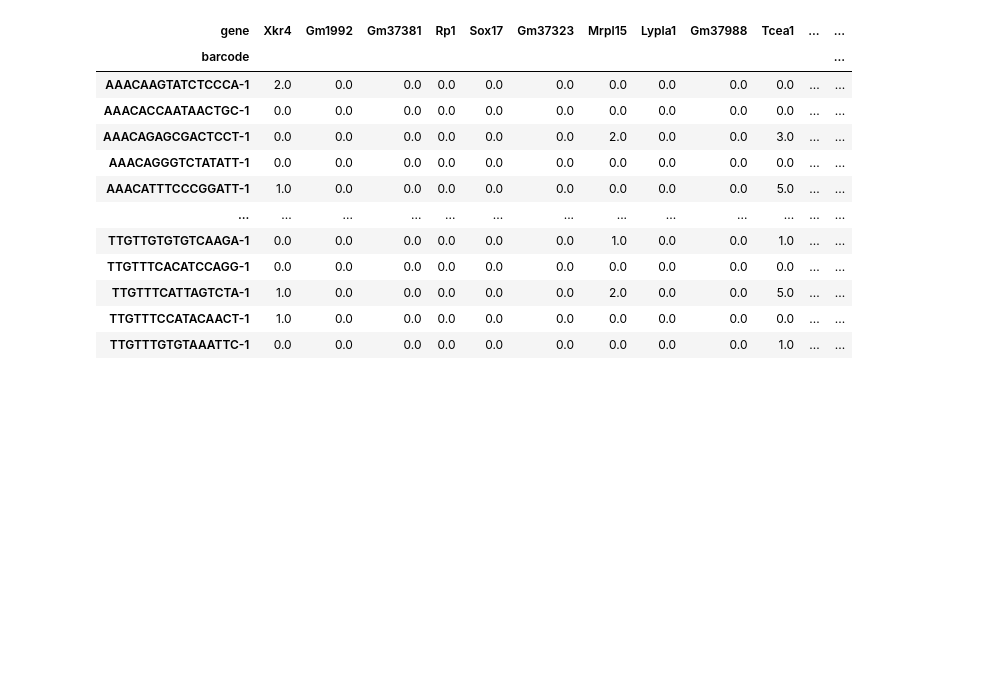
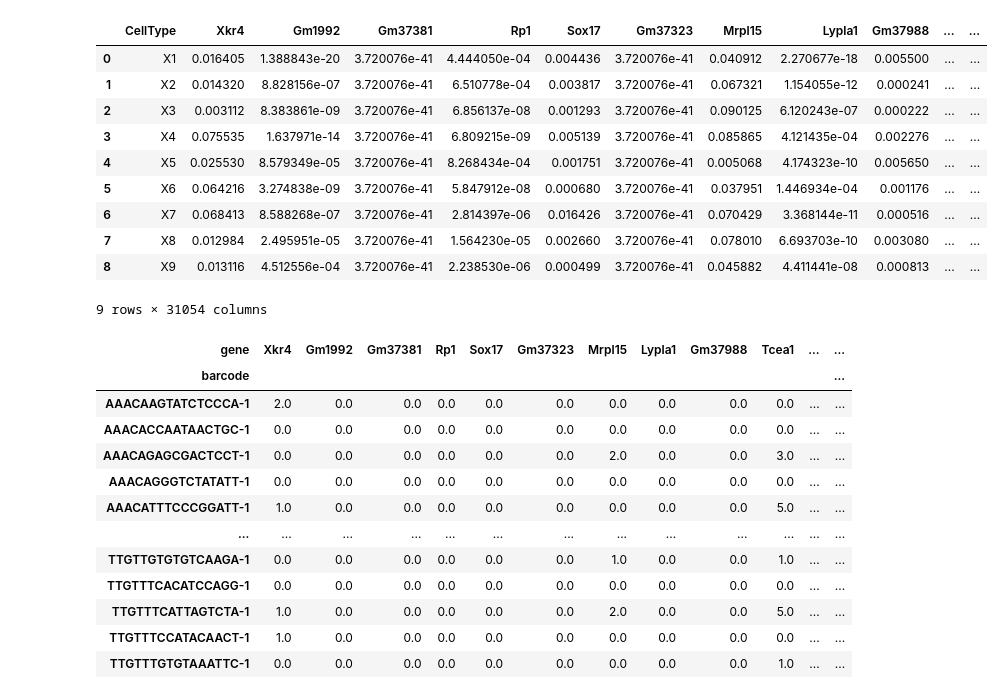
Before and after one commit to ScheWann/A-Part-to-Whole-Circular-Cell-Explorer, a Jupyter notebook: RedesignChallenge/Python/process.ipynb, the cells around one changed output. Saved outputs shown, nothing was run; the diff lists cells and outputs as text; code cells hidden in the pictures; blank space fills up the shorter version.

```diff
--- a/RedesignChallenge/Python/process.ipynb
+++ b/RedesignChallenge/Python/process.ipynb
@@ -10,6 +10,21 @@ feature_matrix = mmread("../Data/FeatureMatrix.mtx")
 genes = pd.read_csv("../Data/Genes.csv")
 positions = pd.read_csv('../Data/SpotPositions.csv')
 ScatterPies = pd.read_csv('../Data/SpotClusterMembership.csv')
+# %%
+GeneExpression = pd.read_csv('../Data/ClusterGeneExpression.csv')
+GeneExpression
+# %% [output]
+|  | CellType | Xkr4 | Gm1992 | Gm37381 | Rp1 | Sox17 | Gm37323 | Mrpl15 | Lypla1 | Gm37988 | ... | ... |
+| 0 | X1 | 0.016405 | 1.388843e-20 | 3.720076e-41 | 4.444050e-04 | 0.004436 | 3.720076e-41 | 0.040912 | 2.270677e-18 | 0.005500 | ... | ... |
+| 1 | X2 | 0.014320 | 8.828156e-07 | 3.720076e-41 | 6.510778e-04 | 0.003817 | 3.720076e-41 | 0.067321 | 1.154055e-12 | 0.000241 | ... | ... |
+| 2 | X3 | 0.003112 | 8.383861e-09 | 3.720076e-41 | 6.856137e-08 | 0.001293 | 3.720076e-41 | 0.090125 | 6.120243e-07 | 0.000222 | ... | ... |
+| 3 | X4 | 0.075535 | 1.637971e-14 | 3.720076e-41 | 6.809215e-09 | 0.005139 | 3.720076e-41 | 0.085865 | 4.121435e-04 | 0.002276 | ... | ... |
+| 4 | X5 | 0.025530 | 8.579349e-05 | 3.720076e-41 | 8.268434e-04 | 0.001751 | 3.720076e-41 | 0.005068 | 4.174323e-10 | 0.005650 | ... | ... |
+| 5 | X6 | 0.064216 | 3.274838e-09 | 3.720076e-41 | 5.847912e-08 | 0.000680 | 3.720076e-41 | 0.037951 | 1.446934e-04 | 0.001176 | ... | ... |
+| 6 | X7 | 0.068413 | 8.588268e-07 | 3.720076e-41 | 2.814397e-06 | 0.016426 | 3.720076e-41 | 0.070429 | 3.368144e-11 | 0.000516 | ... | ... |
+| 7 | X8 | 0.012984 | 2.495951e-05 | 3.720076e-41 | 1.564230e-05 | 0.002660 | 3.720076e-41 | 0.078010 | 6.693703e-10 | 0.003080 | ... | ... |
+| 8 | X9 | 0.013116 | 4.512556e-04 | 3.720076e-41 | 2.238530e-06 | 0.000499 | 3.720076e-41 | 0.045882 | 4.411441e-08 | 0.000813 | ... | ... |
+9 rows × 31054 columns
 # %%
 expression_data = pd.DataFrame(feature_matrix, index=positions['barcode'], columns=genes['gene'])
 expression_data
```
Also changed, not shown: 5 other files.
